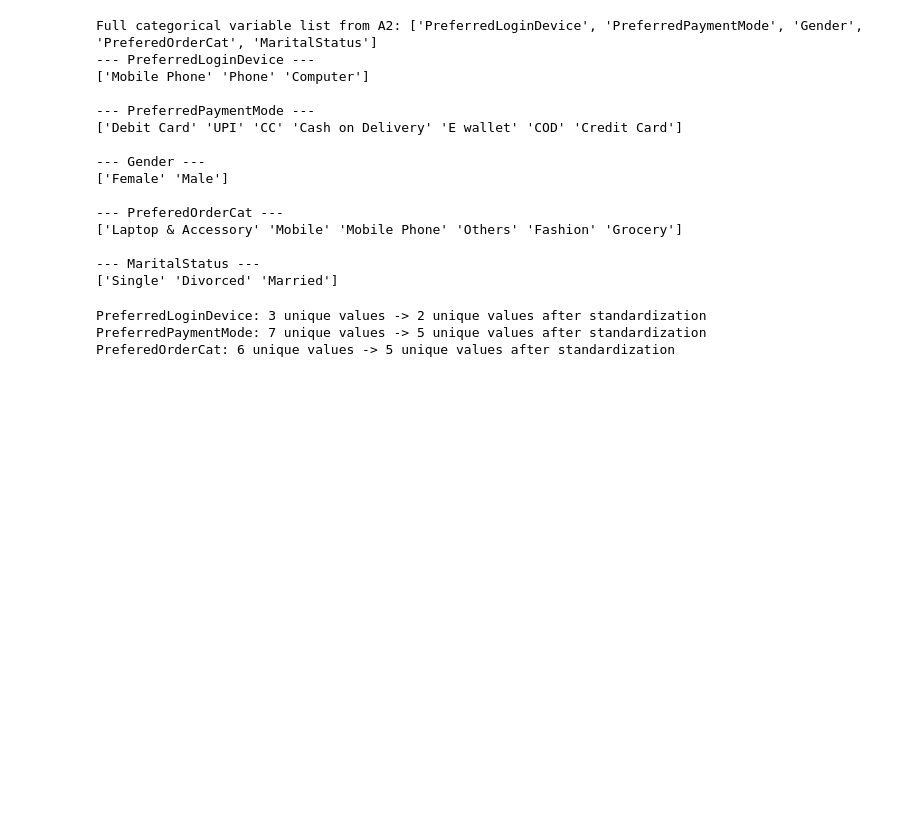
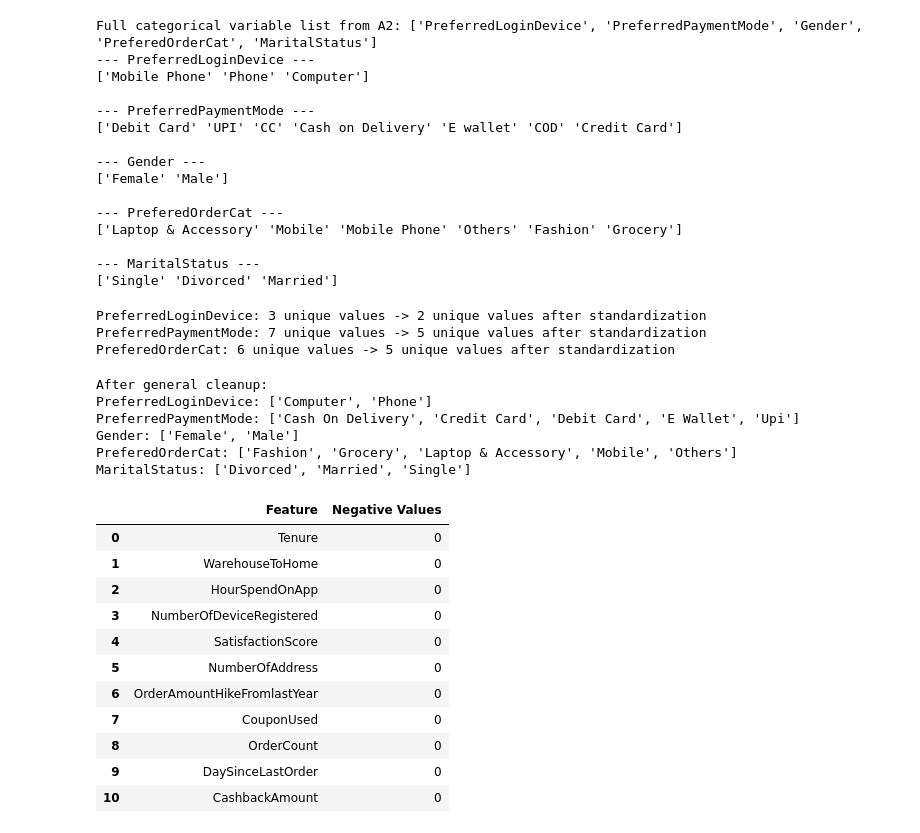
Before and after one commit to DrishtiNigam1928/CUSTOMER_CHURN, a Jupyter notebook: notebooks/main_analysis.ipynb, the cells around one changed output. Saved outputs shown, nothing was run; the diff lists cells and outputs as text; code cells hidden in the pictures; blank space fills up the shorter version.

```diff
--- a/notebooks/main_analysis.ipynb
+++ b/notebooks/main_analysis.ipynb
@@ -391,3 +391,51 @@ for col, mapping in standardization_map.items():
 PreferredLoginDevice: 3 unique values -> 2 unique values after standardization
 PreferredPaymentMode: 7 unique values -> 5 unique values after standardization
 PreferedOrderCat: 6 unique values -> 5 unique values after standardization
+# %%
+# D2: General cleanup for ALL categorical columns
+for col in categorical_vars:
+    new_column = []
+    for value in df_cleaned[col]:
+        if pd.isna(value):
+            new_column.append(value)
+        else:
+            cleaned_value = str(value).strip().title()   # remove spaces
+            new_column.append(cleaned_value)
+    df_cleaned[col] = new_column
+
+print("After general cleanup:")
+for col in categorical_vars:
+    print(f"{col}: {sorted(df_cleaned[col].unique())}")
+# %% [output]
+After general cleanup:
+PreferredLoginDevice: ['Computer', 'Phone']
+PreferredPaymentMode: ['Cash On Delivery', 'Credit Card', 'Debit Card', 'E Wallet', 'Upi']
+Gender: ['Female', 'Male']
+PreferedOrderCat: ['Fashion', 'Grocery', 'Laptop & Accessory', 'Mobile', 'Others']
+MaritalStatus: ['Divorced', 'Married', 'Single']
+# %%
+# --- D2: Check numeric columns for impossible/negative values
+numeric_check_cols = ["Tenure", "WarehouseToHome", "HourSpendOnApp", "NumberOfDeviceRegistered",
+                      "SatisfactionScore", "NumberOfAddress", "OrderAmountHikeFromlastYear",
+                      "CouponUsed", "OrderCount", "DaySinceLastOrder", "CashbackAmount"]
+
+invalid_report = []
+for col in numeric_check_cols:
+    if col in df_cleaned.columns:
+        negative_count = (df_cleaned[col] < 0).sum()
+        invalid_report.append({"Feature": col, "Negative Values": negative_count})
+
+pd.DataFrame(invalid_report)
+# %% [output]
+|  | Feature | Negative Values |
+| 0 | Tenure | 0 |
+| 1 | WarehouseToHome | 0 |
+| 2 | HourSpendOnApp | 0 |
+| 3 | NumberOfDeviceRegistered | 0 |
+| 4 | SatisfactionScore | 0 |
+| 5 | NumberOfAddress | 0 |
+| 6 | OrderAmountHikeFromlastYear | 0 |
+| 7 | CouponUsed | 0 |
+| 8 | OrderCount | 0 |
+| 9 | DaySinceLastOrder | 0 |
+| 10 | CashbackAmount | 0 |
```
